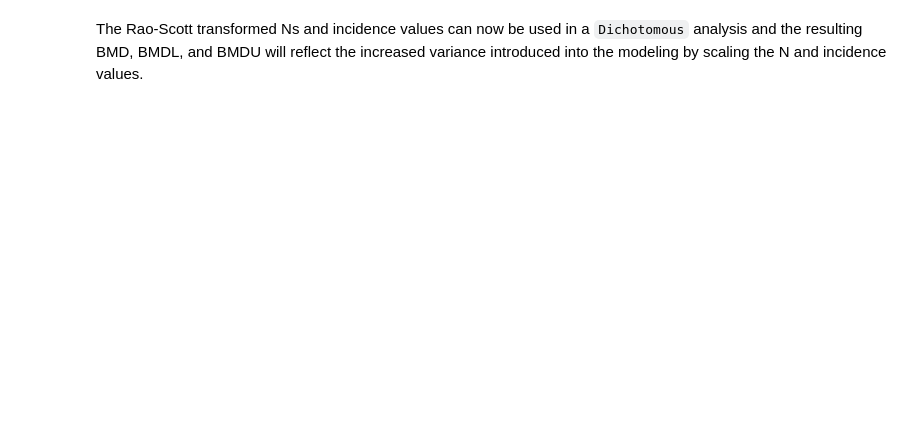
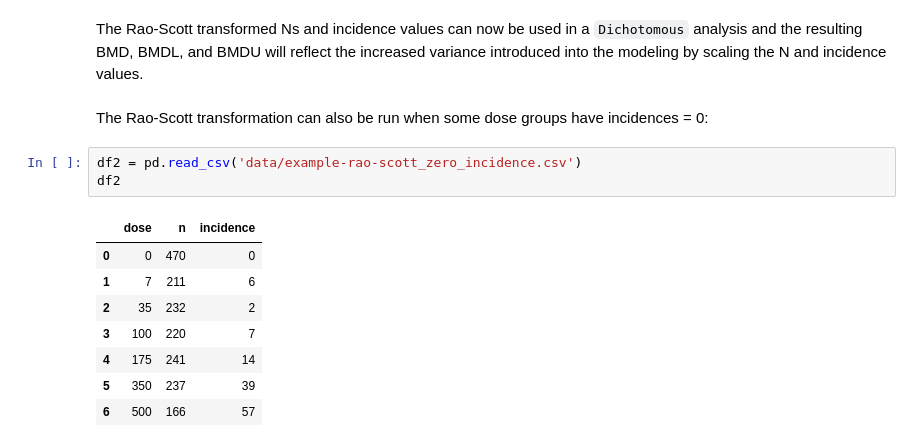
Before and after one commit to USEPA/BMDS, a Jupyter notebook: docs/source/recipes/nested_dichotomous.ipynb, the cells around one changed output. Saved outputs shown, nothing was run; the diff lists cells and outputs as text; blank space fills up the shorter version.

```diff
--- a/docs/source/recipes/nested_dichotomous.ipynb
+++ b/docs/source/recipes/nested_dichotomous.ipynb
@@ -341,2 +489,16 @@ fig = rs.figure()
 # %% [markdown]
 The Rao-Scott transformed Ns and incidence values can now be used in a `Dichotomous` analysis and the resulting BMD, BMDL, and BMDU will reflect the increased variance introduced into the modeling by scaling the N and incidence values.
+# %% [markdown]
+The Rao-Scott transformation can also be run when some dose groups have incidences = 0:
+# %%
+df2 = pd.read_csv('data/example-rao-scott_zero_incidence.csv')
+df2
+# %% [output]
+|  | dose | n | incidence |
+| 0 | 0 | 470 | 0 |
+| 1 | 7 | 211 | 6 |
+| 2 | 35 | 232 | 2 |
+| 3 | 100 | 220 | 7 |
+| 4 | 175 | 241 | 14 |
+| 5 | 350 | 237 | 39 |
+| 6 | 500 | 166 | 57 |
```
Also changed, not shown: parts of 18 cells of this notebook, 1 other file.
